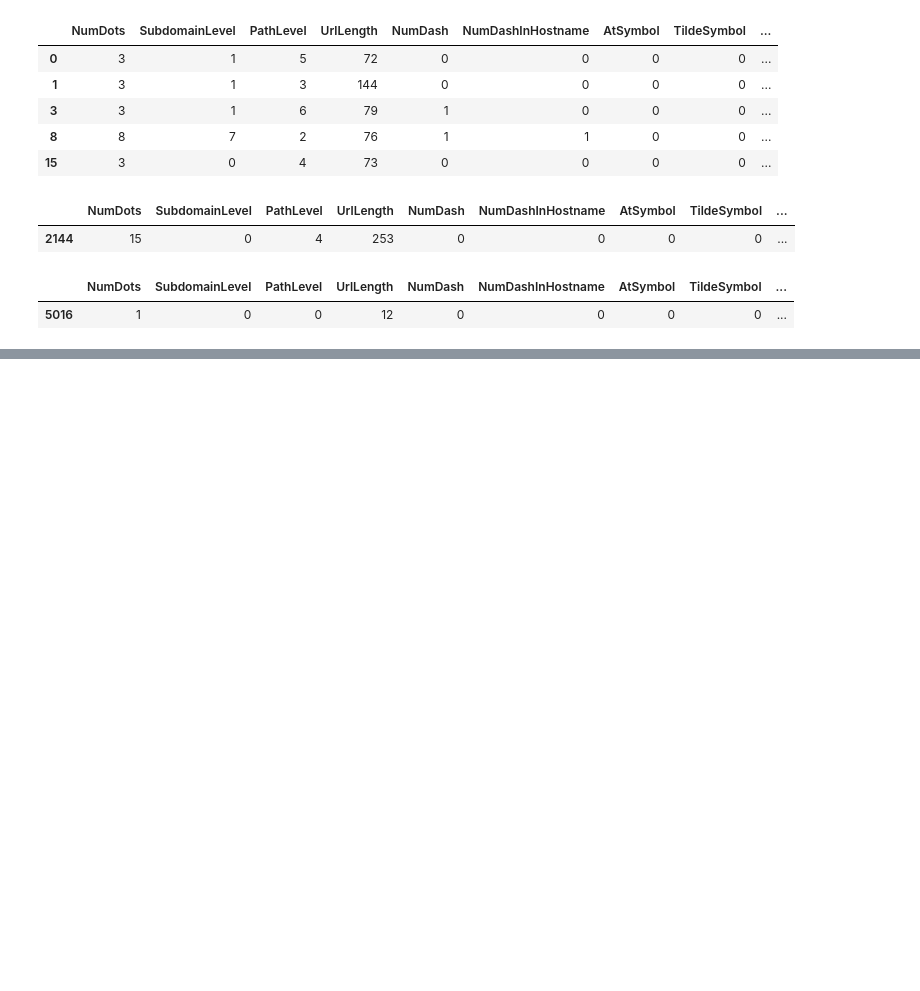
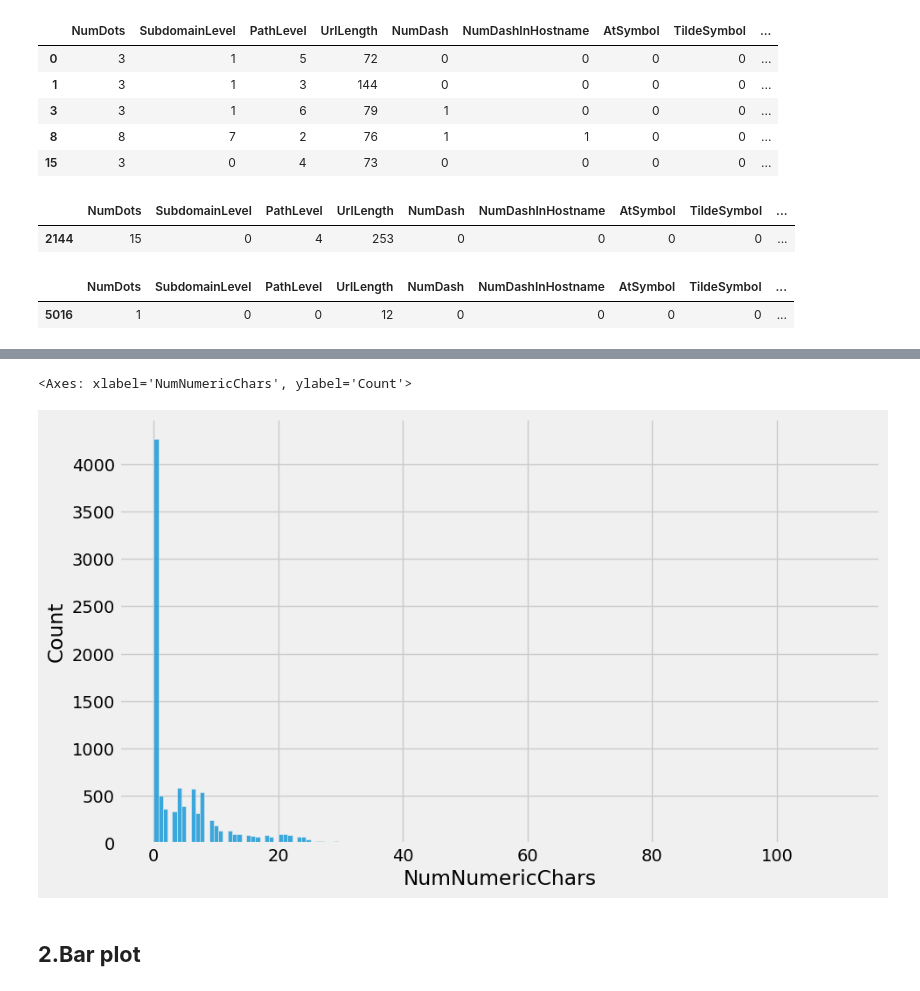
Before and after one commit to QaziSaim/Phishing-Domain-Detection, a Jupyter notebook: notebook/PhishingClassifierProject.ipynb, the cells around one changed output, grey strips where cells are left out. Cells and saved outputs as stored; diff of their text form; code cells hidden in the pictures; blank space fills up the shorter version.

```diff
--- a/notebook/PhishingClassifierProject.ipynb
+++ b/notebook/PhishingClassifierProject.ipynb
@@ -384,0 +408,8 @@ Name: count, dtype: int64
+# %%
+plt.figure(figsize=(10,6))
+sns.histplot(df["NumNumericChars"])
+# %% [output]
+<Axes: xlabel='NumNumericChars', ylabel='Count'>
+[figure, added]
+# %% [markdown]
+## **2.Bar plot**
```
Also changed, not shown: parts of 5 cells of this notebook.
